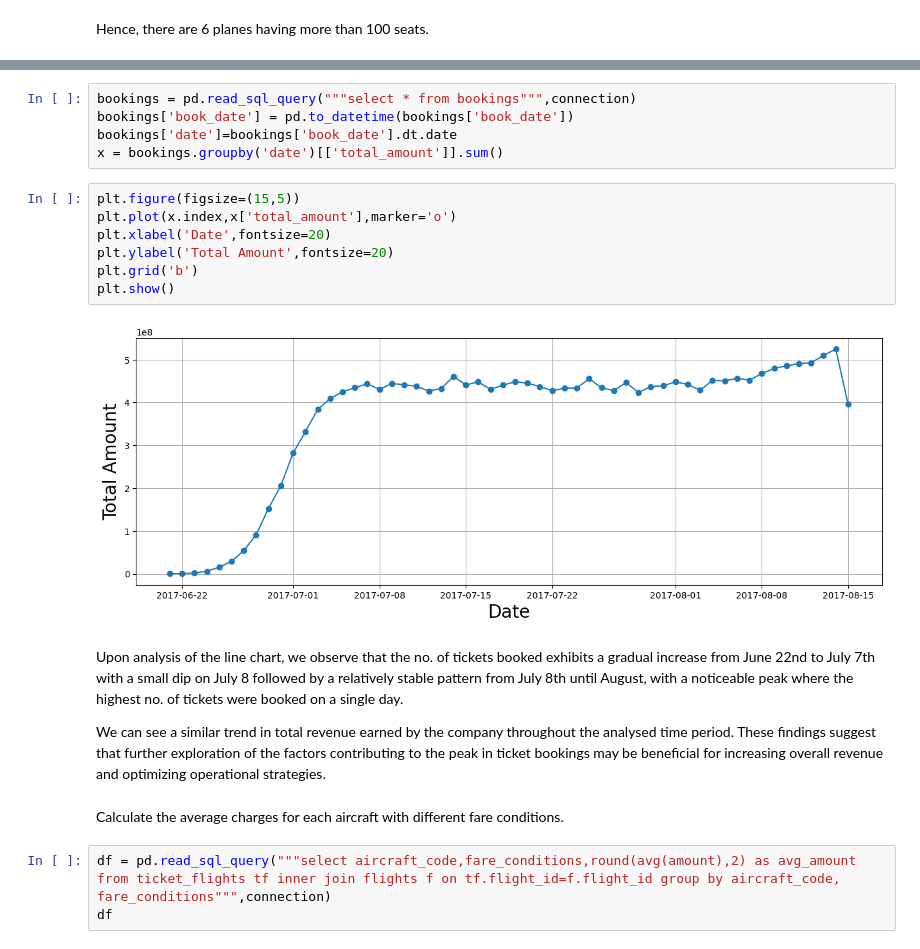
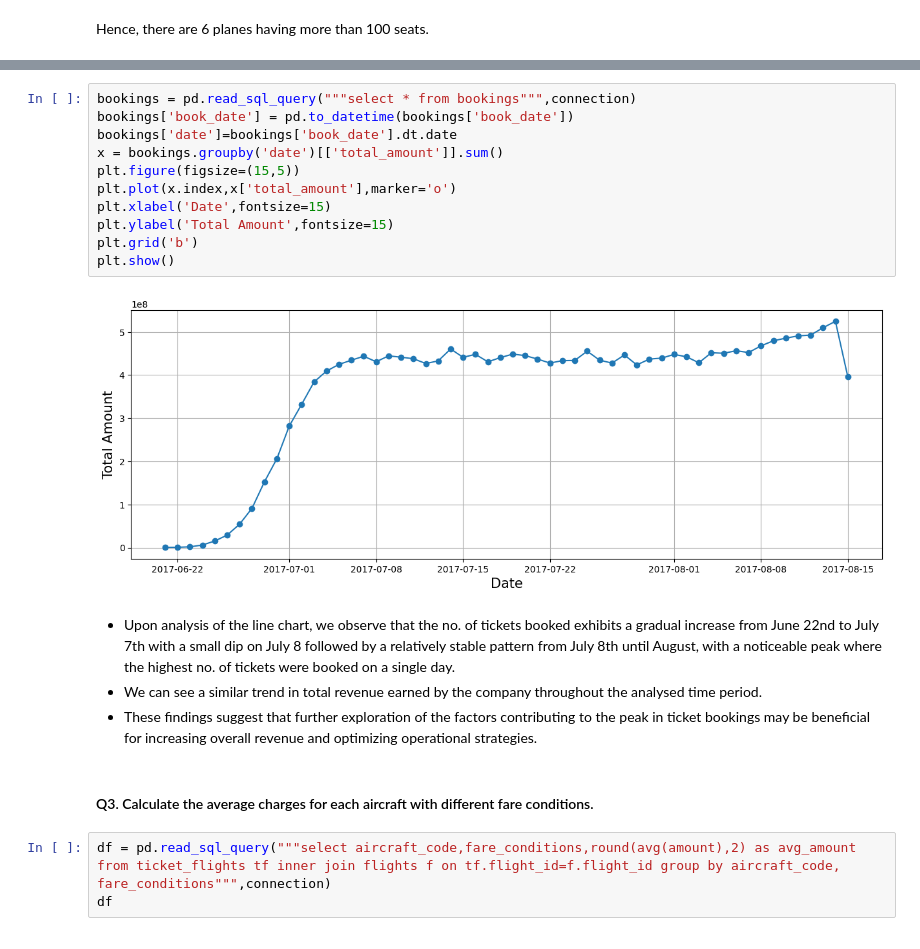
Before and after one commit to RajeevRanjan5642/airlines-data-analysis, a Jupyter notebook: Airlines-data-analysis.ipynb, the cells around one changed output, grey strips where cells are left out. Cells and saved outputs as stored; diff of their text form.

```diff
--- a/Airlines-data-analysis.ipynb
+++ b/Airlines-data-analysis.ipynb
@@ -224,23 +229,22 @@ plt.show()
 # %%
 bookings = pd.read_sql_query("""select * from bookings""",connection)
 bookings['book_date'] = pd.to_datetime(bookings['book_date'])
 bookings['date']=bookings['book_date'].dt.date
 x = bookings.groupby('date')[['total_amount']].sum()
+plt.figure(figsize=(15,5))
+plt.plot(x.index,x['total_amount'],marker='o')
+plt.xlabel('Date',fontsize=15)
+plt.ylabel('Total Amount',fontsize=15)
+plt.grid('b')
+plt.show()
+# %% [output]
+[figure, added]
-# %%
-plt.figure(figsize=(15,5))
-plt.plot(x.index,x['total_amount'],marker='o')
-plt.xlabel('Date',fontsize=20)
-plt.ylabel('Total Amount',fontsize=20)
-plt.grid('b')
-plt.show()
-# %% [output]
-[figure, removed]
 # %% [markdown]
-Upon analysis of the line chart, we observe that the no. of tickets booked exhibits a gradual increase from June 22nd to July 7th with a small dip on July 8 followed by a relatively stable pattern from July 8th until August, with a noticeable peak  where the highest no. of tickets were booked on a single day.
-
-We can see a similar trend in total revenue earned by the company throughout the analysed time period. These findings suggest that further exploration of the factors contributing to the peak in ticket bookings may be beneficial for increasing overall revenue and optimizing operational strategies.
+- Upon analysis of the line chart, we observe that the no. of tickets booked exhibits a gradual increase from June 22nd to July 7th with a small dip on July 8 followed by a relatively stable pattern from July 8th until August, with a noticeable peak  where the highest no. of tickets were booked on a single day.
+- We can see a similar trend in total revenue earned by the company throughout the analysed time period.
+- These findings suggest that further exploration of the factors contributing to the peak in ticket bookings may be beneficial for increasing overall revenue and optimizing operational strategies.
 # %% [markdown]
-Calculate the average charges for each aircraft with different fare conditions.
+#### Q3. Calculate the average charges for each aircraft with different fare conditions.
 # %%
 df = pd.read_sql_query("""select aircraft_code,fare_conditions,round(avg(amount),2) as avg_amount from ticket_flights tf inner join flights f on tf.flight_id=f.flight_id group by aircraft_code, fare_conditions""",connection)
 df
```
Also changed, not shown: parts of 20 cells of this notebook.
